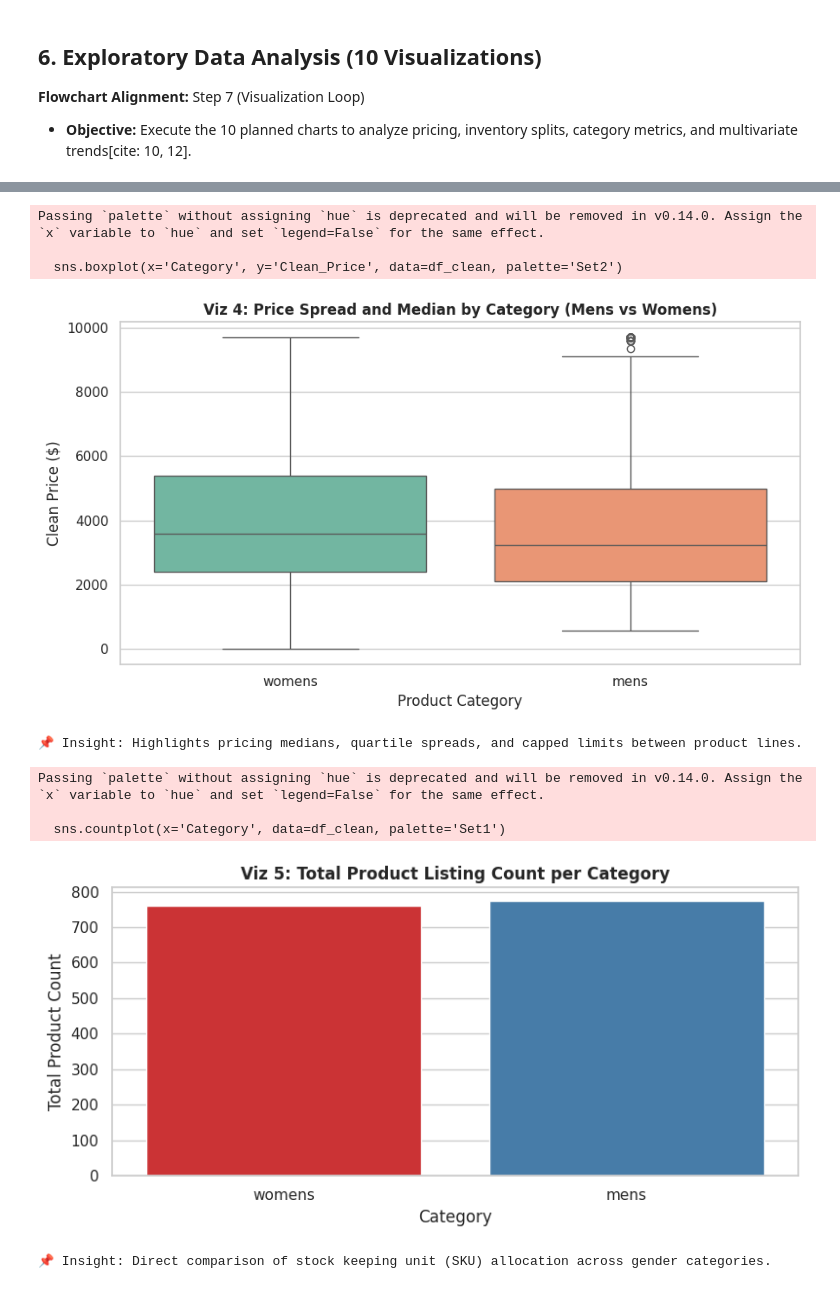
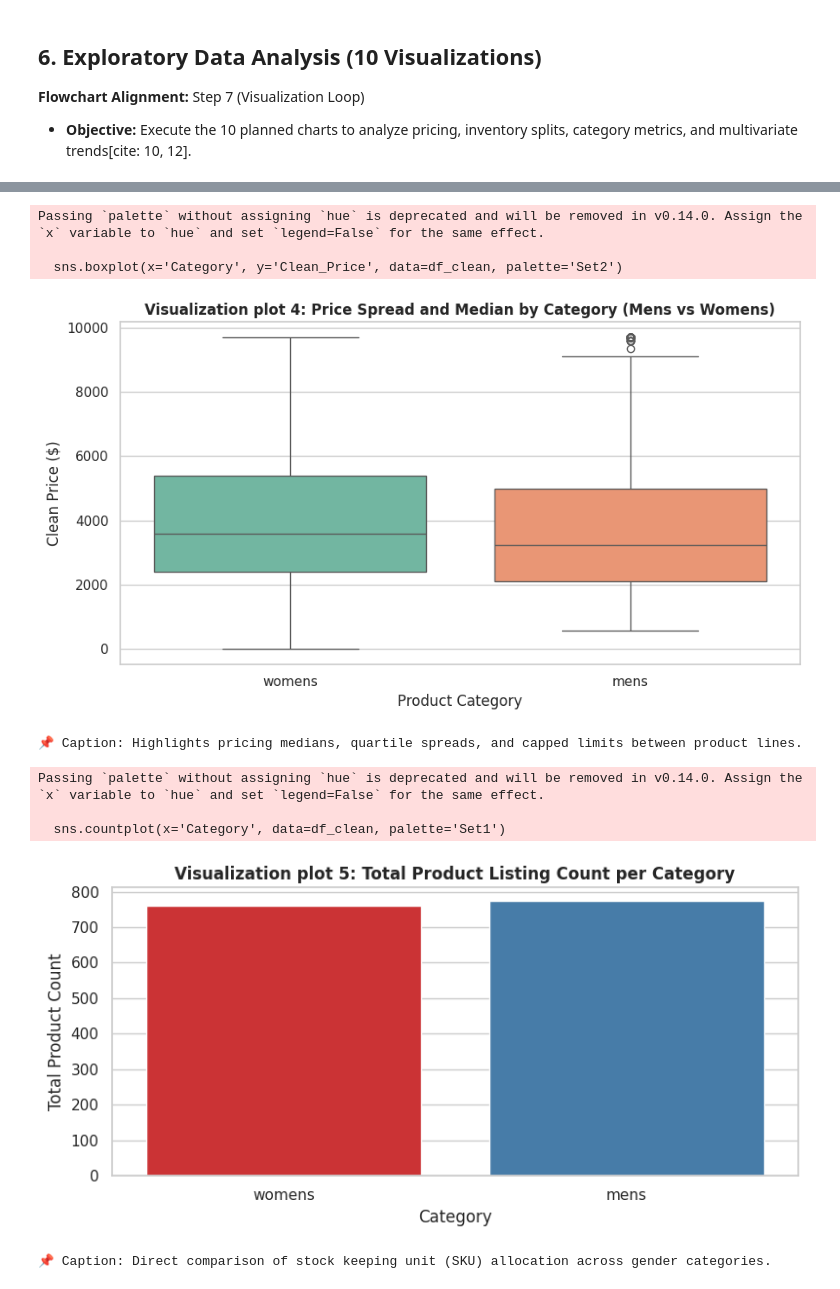
Before and after one commit to JakeValdoria/Endaya_Valdoria_MexEE402_CaseStudy, a Jupyter notebook: Fashion_Midterm_Endaya_Valdoria.ipynb, the cells around one changed output, grey strips where cells are left out. Saved outputs shown, nothing was run; the diff lists cells and outputs as text; code cells hidden in the pictures.

```diff
--- a/Fashion_Midterm_Endaya_Valdoria.ipynb
+++ b/Fashion_Midterm_Endaya_Valdoria.ipynb
@@ -267,37 +271,37 @@ Passing `palette` without assigning `hue` is deprecated and will be removed in v
 if 'Category' in df_clean.columns:
     plt.figure(figsize=(9, 5))
     sns.boxplot(x='Category', y='Clean_Price', data=df_clean, palette='Set2')
-    plt.title("Viz 4: Price Spread and Median by Category (Mens vs Womens)", fontsize=12, fontweight='bold')
+    plt.title("Visualization plot 4: Price Spread and Median by Category (Mens vs Womens)", fontsize=12, fontweight='bold')
     plt.xlabel("Product Category")
     plt.ylabel("Clean Price ($)")
     plt.tight_layout()
     plt.show()
 
-    print("📌 Insight: Highlights pricing medians, quartile spreads, and capped limits between product lines.")
+    print("📌 Caption: Highlights pricing medians, quartile spreads, and capped limits between product lines.")
 # %% [output]
 Passing `palette` without assigning `hue` is deprecated and will be removed in v0.14.0. Assign the `x` variable to `hue` and set `legend=False` for the same effect.
 
   sns.boxplot(x='Category', y='Clean_Price', data=df_clean, palette='Set2')
-[figure, old version]
+[figure, new version]
-📌 Insight: Highlights pricing medians, quartile spreads, and capped limits between product lines.
+📌 Caption: Highlights pricing medians, quartile spreads, and capped limits between product lines.
 # %%
 # Viz 5: Category Categorical Bar / Countplot
 if 'Category' in df_clean.columns:
     plt.figure(figsize=(8, 4))
     sns.countplot(x='Category', data=df_clean, palette='Set1')
-    plt.title("Viz 5: Total Product Listing Count per Category", fontsize=12, fontweight='bold')
+    plt.title("Visualization plot 5: Total Product Listing Count per Category", fontsize=12, fontweight='bold')
     plt.xlabel("Category")
     plt.ylabel("Total Product Count")
     plt.tight_layout()
     plt.show()
 
-    print("📌 Insight: Direct comparison of stock keeping unit (SKU) allocation across gender categories.")
+    print("📌 Caption: Direct comparison of stock keeping unit (SKU) allocation across gender categories.")
 # %% [output]
 Passing `palette` without assigning `hue` is deprecated and will be removed in v0.14.0. Assign the `x` variable to `hue` and set `legend=False` for the same effect.
 
   sns.countplot(x='Category', data=df_clean, palette='Set1')
-[figure, old version]
+[figure, new version]
-📌 Insight: Direct comparison of stock keeping unit (SKU) allocation across gender categories.
+📌 Caption: Direct comparison of stock keeping unit (SKU) allocation across gender categories.
 # %%
 # Viz 6: Colors vs Clean_Price Scatter Plot
 plt.figure(figsize=(9, 5))
```
Also changed, not shown: parts of 10 cells of this notebook.
